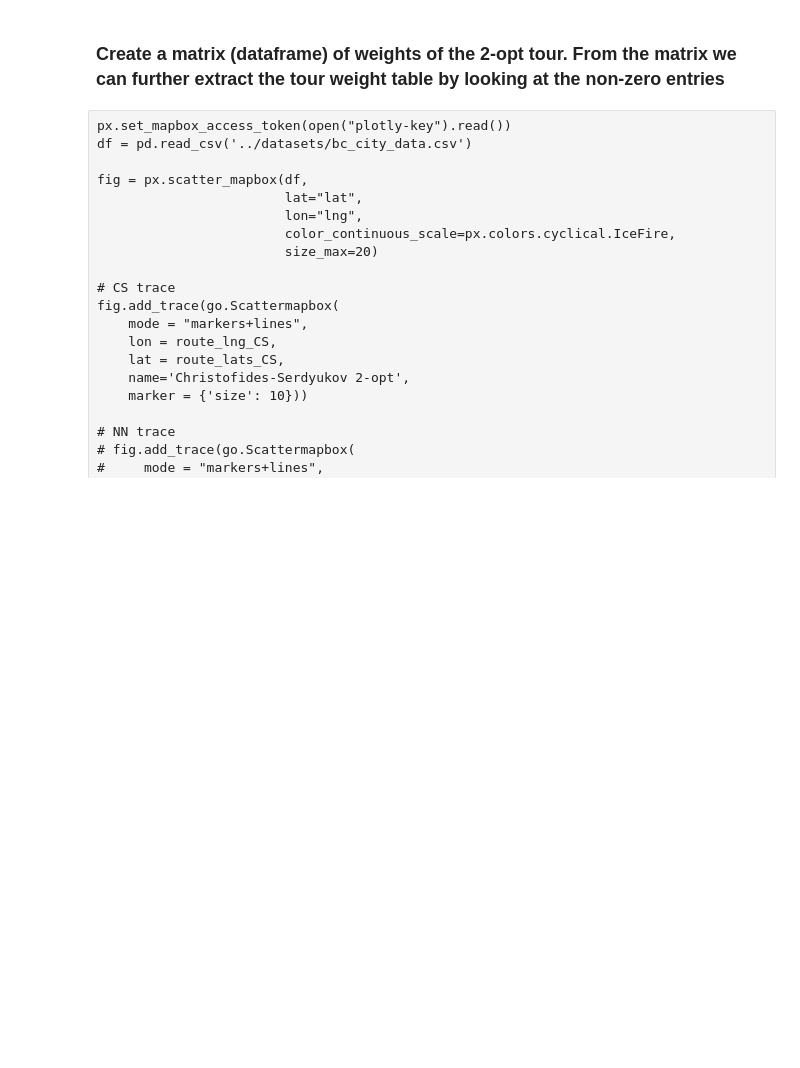
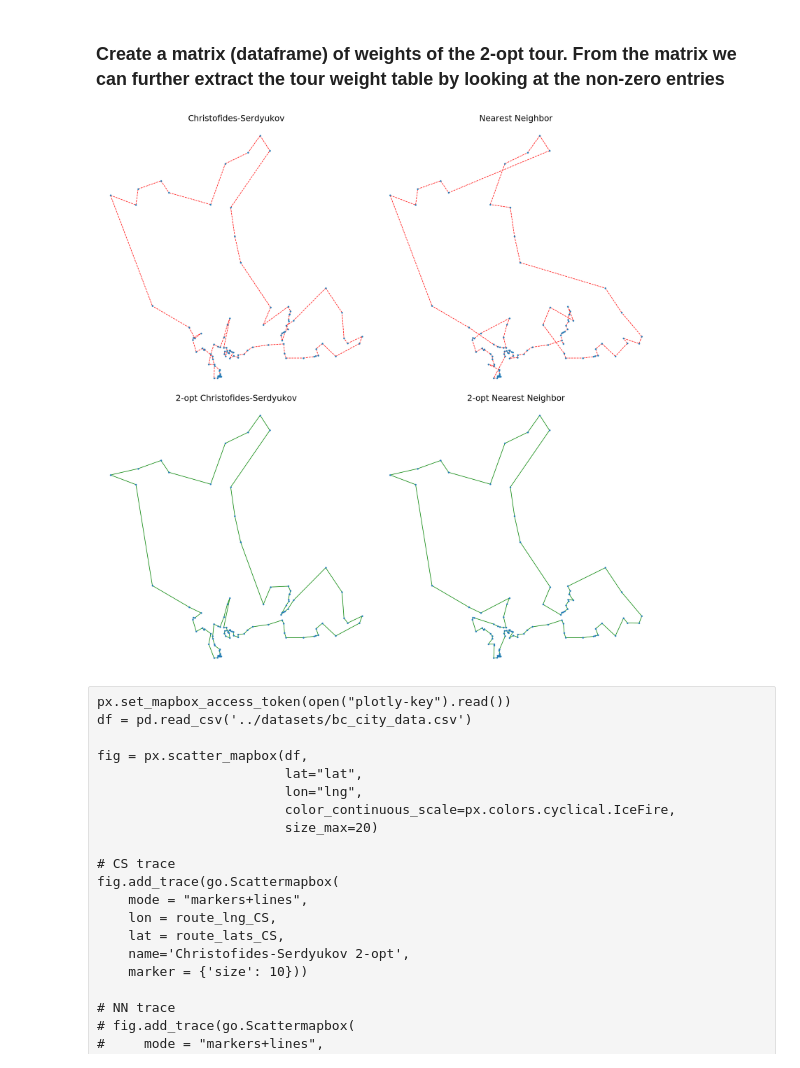
Before and after one commit to lostdevfound/discrete_optimization, a Jupyter notebook: notebooks/TSP-algs.ipynb, the cells around one changed output. Cells and saved outputs as stored; diff of their text form; code cells hidden in the pictures; blank space fills up the shorter version.

Commit message:
more updates and html pages with graphs

```diff
--- a/notebooks/TSP-algs.ipynb
+++ b/notebooks/TSP-algs.ipynb
@@ -314,16 +314,22 @@ chris_2_opt_tour_G, chris_2_opt_tour_matrix1 = buildTourGraph(chris_two_opt_tour
 nn_opt_tour_G, nn_opt_tour_matrix1 = buildTourGraph(nn_tour)
 nn_2_opt_tour_G, nn_2_opt_tour_matrix1 = buildTourGraph(nn_two_opt_tour)
 
-fig, axs = plt.subplots(1, 2, figsize=(30, 15), sharey=True)
-axs[0].set_title('Christofides-Serdyukov', fontsize=32)
-axs[1].set_title('Nearest Neighbor', fontsize=32)
-axs[0].axis('off')
-axs[1].axis('off')
+fig, axs = plt.subplots(2, 2, figsize=(30, 30), sharey=True)
+axs[0][0].set_title('Christofides-Serdyukov', fontsize=32)
+axs[0][1].set_title('Nearest Neighbor', fontsize=32)
+axs[1][0].set_title('2-opt Christofides-Serdyukov', fontsize=32)
+axs[1][1].set_title('2-opt Nearest Neighbor', fontsize=32)
+axs[0][0].axis('off')
+axs[0][1].axis('off')
+axs[1][0].axis('off')
+axs[1][1].axis('off')
+
 nodeSize = 30
 edge_width = 2
+
 # Subplot 1 draw G and edge weights
 nx.draw_networkx_nodes(G, pos=G_pos,
-                        ax=axs[0],
+                        ax=axs[0][0],
                         font_size=30,
                         node_size=nodeSize,
                         with_labels=True,
@@ -334,41 +340,47 @@ nx.draw_networkx_nodes(G, pos=G_pos,
 nx.draw_networkx_edges(chris_opt_tour_G,
                        pos=G_pos,
                        connectionstyle='arc3, rad = 0.1',
                        edge_color='r',
                        style='dashed',
-                       width=edge_width, ax=axs[0])
+                       width=edge_width, ax=axs[0][0])
 
+# Subplot 2 draw G vertices
+nx.draw_networkx_nodes(G, pos=G_pos, ax=axs[1][0], font_size=30, node_size=nodeSize)
 # Draw 2-opt Chris original
 nx.draw_networkx_edges(chris_2_opt_tour_G,
                        pos=G_pos,
                        connectionstyle='arc3, rad = 0.1',
                        edge_color='g',
-                       width=edge_width, ax=axs[0])
+                       width=edge_width, ax=axs[1][0])
 
-# Subplot 2 draw G vertices
-nx.draw_networkx_nodes(G, pos=G_pos, ax=axs[1], font_size=30, node_size=nodeSize)
+# Subplot 3 draw G vertices
+nx.draw_networkx_nodes(G, pos=G_pos, ax=axs[0][1], font_size=30, node_size=nodeSize)
 
 # Draw NN original
-
 nx.draw_networkx_edges(nn_opt_tour_G,
                        pos=G_pos,
                        edge_color='r',
                        style='dashed',
                        width=edge_width,
-                       ax=axs[1],
+                       ax=axs[0][1],
                        connectionstyle='arc3, rad = 0.1')
-# Draw 2-opt NN original
 
+
+# Subplot 5 draw G vertices
+nx.draw_networkx_nodes(G, pos=G_pos, ax=axs[1][1], font_size=30, node_size=nodeSize)
+# Draw 2-opt NN 2-opt
 nx.draw_networkx_edges(nn_2_opt_tour_G,
                        pos=G_pos,
                        edge_color='g',
                        width=edge_width,
-                       ax=axs[1],
+                       ax=axs[1][1],
                        connectionstyle='arc3, rad = 0.1')
 
 fig.tight_layout()
 
 plt.show()
+# %% [output]
+[figure, added]
 # %%
 
 n = np.shape(A)[0]
```
Also changed, not shown: parts of 1 cell of this notebook, 2 other files.
